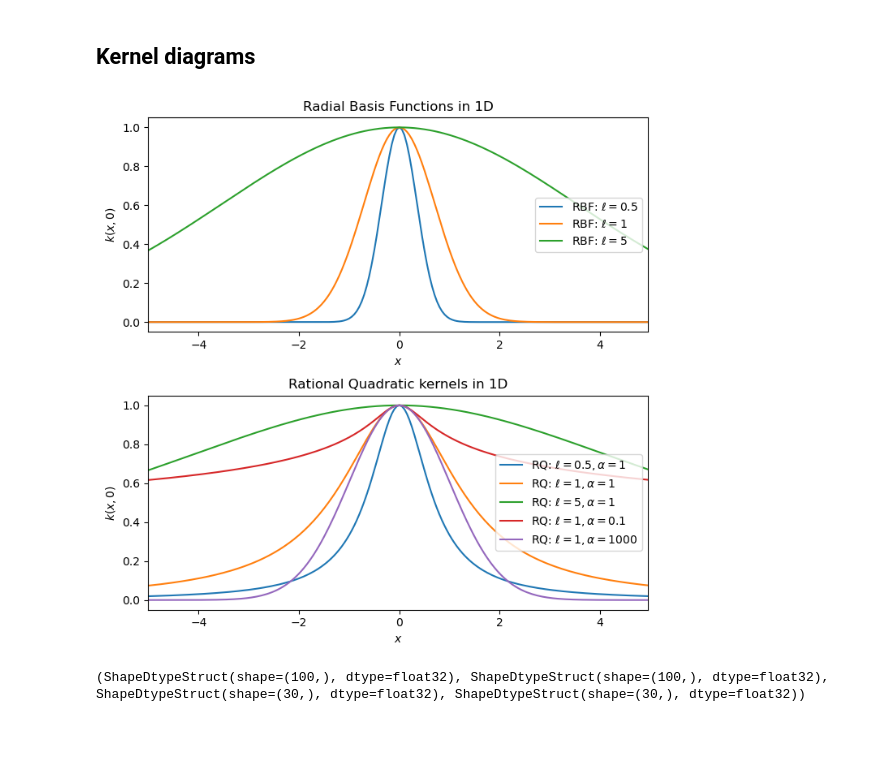
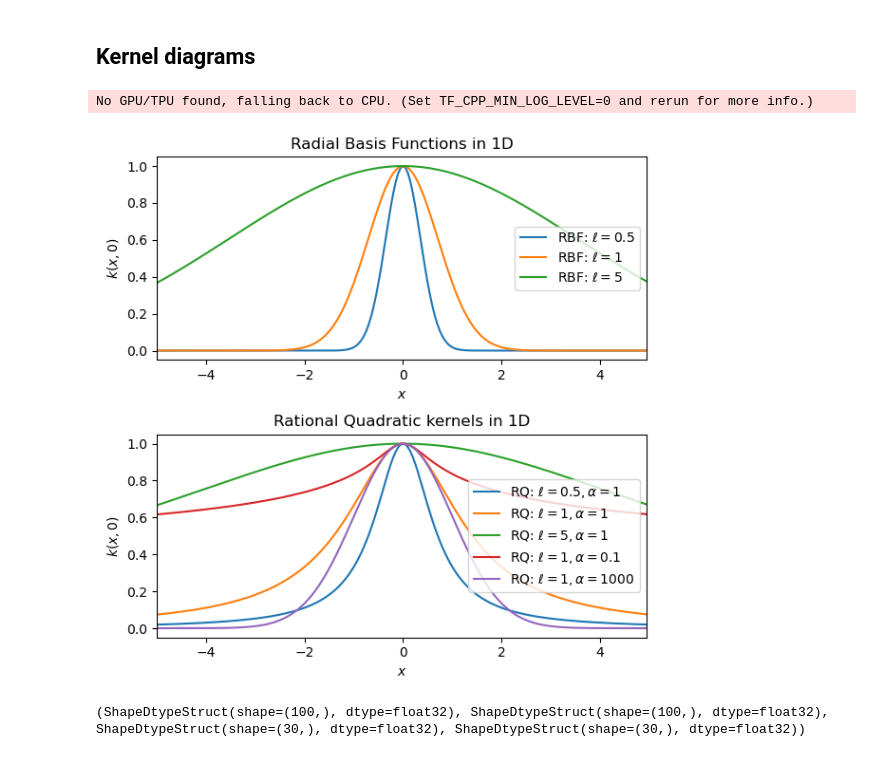
Before and after one commit to mtcairneyleeming/4yp, a Jupyter notebook: 10_misc_plots.ipynb, the cells around one changed output. Saved outputs shown, nothing was run; the diff lists cells and outputs as text; code cells hidden in the pictures.

```diff
--- a/10_misc_plots.ipynb
+++ b/10_misc_plots.ipynb
@@ -13,35 +13,36 @@ import jax.numpy as jnp
 if True:
     lim = 5
     step = lim / 100
     x = jnp.arange(-lim, lim, step)
 
-    fig, axs = plt.subplots(2, 1, figsize=(7, 7))
+    fig, axs = plt.subplots(2, 1, figsize=(6, 6))
 
     for l in [0.5, 1, 5]:
         axs[0].plot(x, [rbf_kernel(l)(0, y) for y in x], label=f"RBF: $\ell={l}$")
 
     axs[0].set_title("Radial Basis Functions in 1D")
     axs[0].set_ylabel("$k(x,0)$")
     axs[0].set_xlabel("$x$")
     axs[0].legend(loc=5)
     axs[0].margins(x=0)
 
     for l in [0.5, 1, 5]:
         axs[1].plot(x, [rq_kernel(l, 1)(0, y) for y in x], label=f"RQ: $\ell={l}, \\alpha=1$")
     for l in [0.1, 1000]:
         axs[1].plot(x, [rq_kernel(1, l)(0, y) for y in x], label=f"RQ: $\ell=1,\\alpha={l}$")
 
     axs[1].set_title("Rational Quadratic kernels in 1D")
     axs[1].set_ylabel("$k(x,0)$")
     axs[1].set_xlabel("$x$")
     axs[1].legend(loc=5)
     axs[1].margins(x=0)
 
     fig.tight_layout()
 
     fig.savefig("./gen_plots/10_kernels_plots.pdf", dpi=300)
 # %% [output]
+No GPU/TPU found, falling back to CPU. (Set TF_CPP_MIN_LOG_LEVEL=0 and rerun for more info.)
-[figure, old version]
+[figure, new version]
 # %%
 from reusable.vae import VAE
 import jax.random
```
Also changed, not shown: 4 other files.
